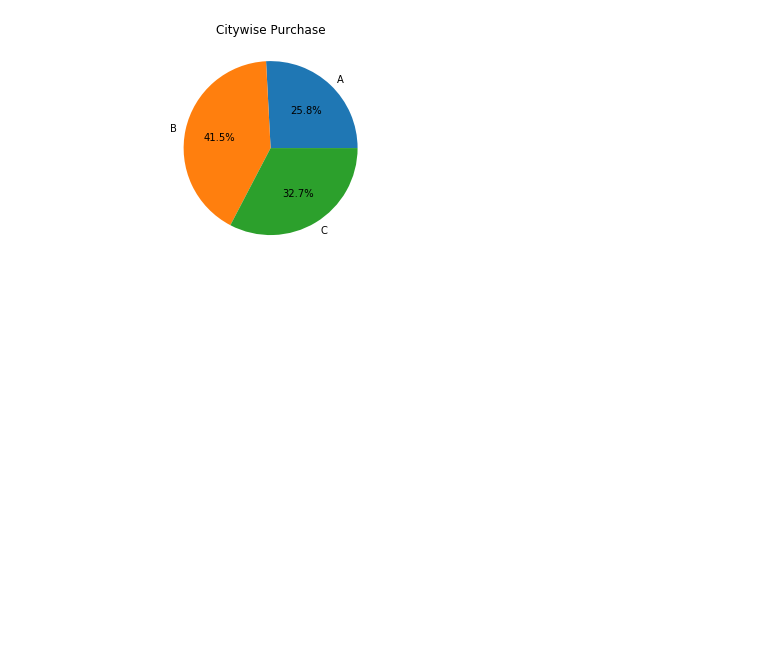
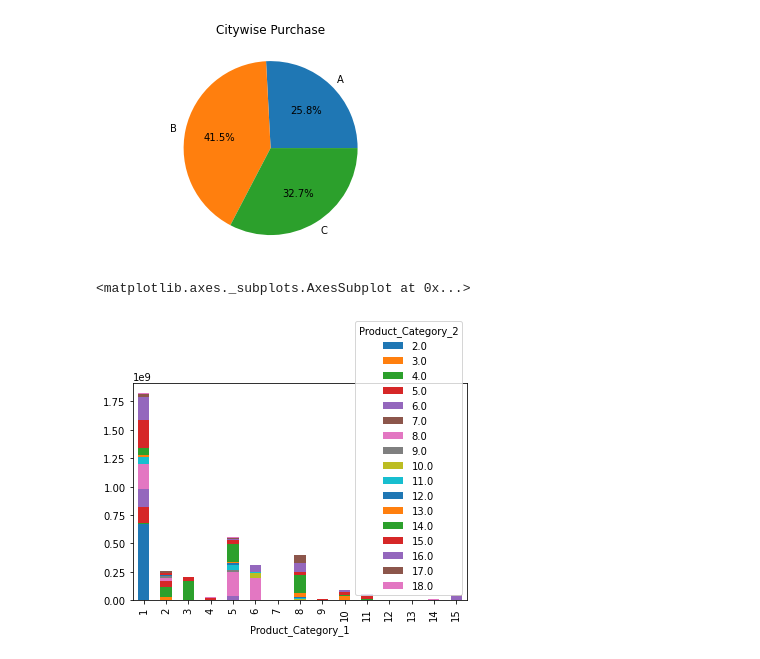
Before and after one commit to NairSailesh/BlackFriday, a Jupyter notebook: BF.ipynb, the cells around one changed output. Saved outputs shown, nothing was run; the diff lists cells and outputs as text; code cells hidden in the pictures; blank space fills up the shorter version.

```diff
--- a/BF.ipynb
+++ b/BF.ipynb
@@ -151,6 +155,12 @@ plt.title("Citywise Purchase")
 plt.show()
 # %% [output]
 [figure]
+# %%
+var = data.groupby(['Product_Category_1','Product_Category_2']).Purchase.sum()
+var.unstack().plot(kind='bar',stacked=True)
+# %% [output]
+<matplotlib.axes._subplots.AxesSubplot at 0x...>
+[figure, added]
 # %%
 sns.heatmap(data.corr())
 # %% [output]
```
Also changed, not shown: parts of 15 cells of this notebook.
